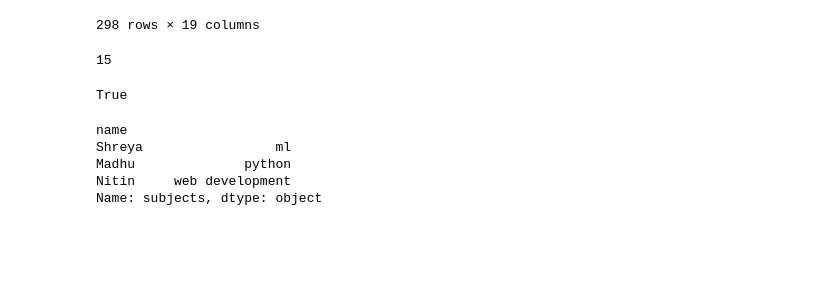
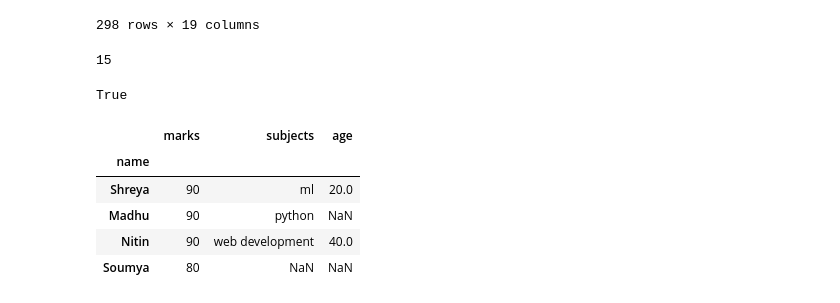
Before and after one commit to shreya918-git/machinelearning, a Jupyter notebook: pandas/dataframe.ipynb, the cells around one changed output. Cells and saved outputs as stored; diff of their text form; code cells hidden in the pictures; blank space fills up the shorter version.

Commit message:
dataframe

```diff
--- a/pandas/dataframe.ipynb
+++ b/pandas/dataframe.ipynb
@@ -308,10 +308,15 @@ True
 # %%
 students.isnull()
 students.notnull()
-students["subjects"].dropna()
+students.dropna(how="all") #how tells how the rows are dropped
+students.dropna(subset=["subjects","age"]) #drops the rows where there are null values in subjects or age
+students.fillna(0)
+students["subjects"].fillna("unknown")
+students.drop_duplicates()
 # %% [output]
-name
-Shreya                 ml
-Madhu              python
-Nitin     web development
-Name: subjects, dtype: object
+|  | marks | subjects | age |
+| name |  |  |  |
+| Shreya | 90 | ml | 20.0 |
+| Madhu | 90 | python | NaN |
+| Nitin | 90 | web development | 40.0 |
+| Soumya | 80 | NaN | NaN |
```
Also changed, not shown: parts of 4 cells of this notebook.
